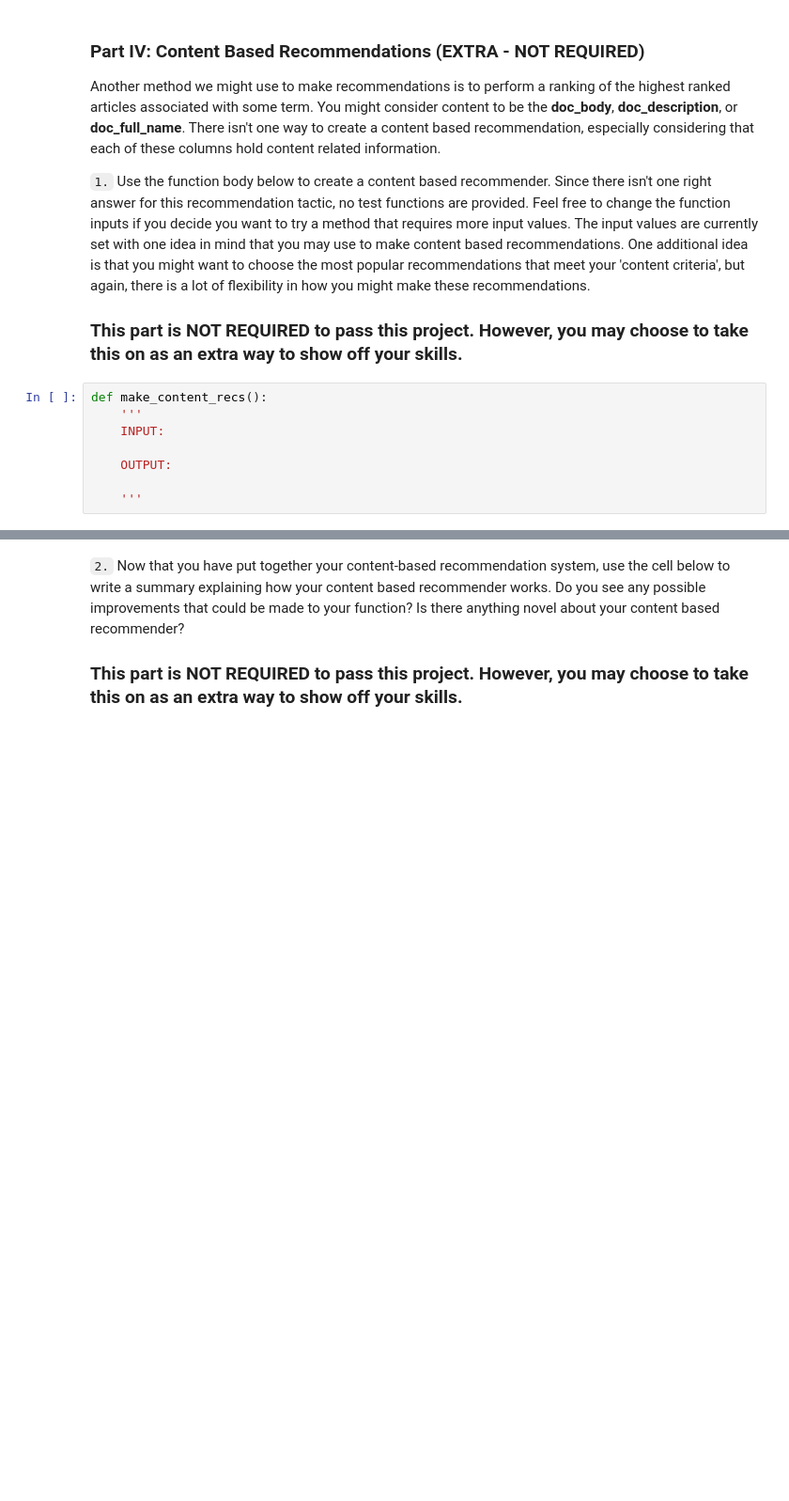
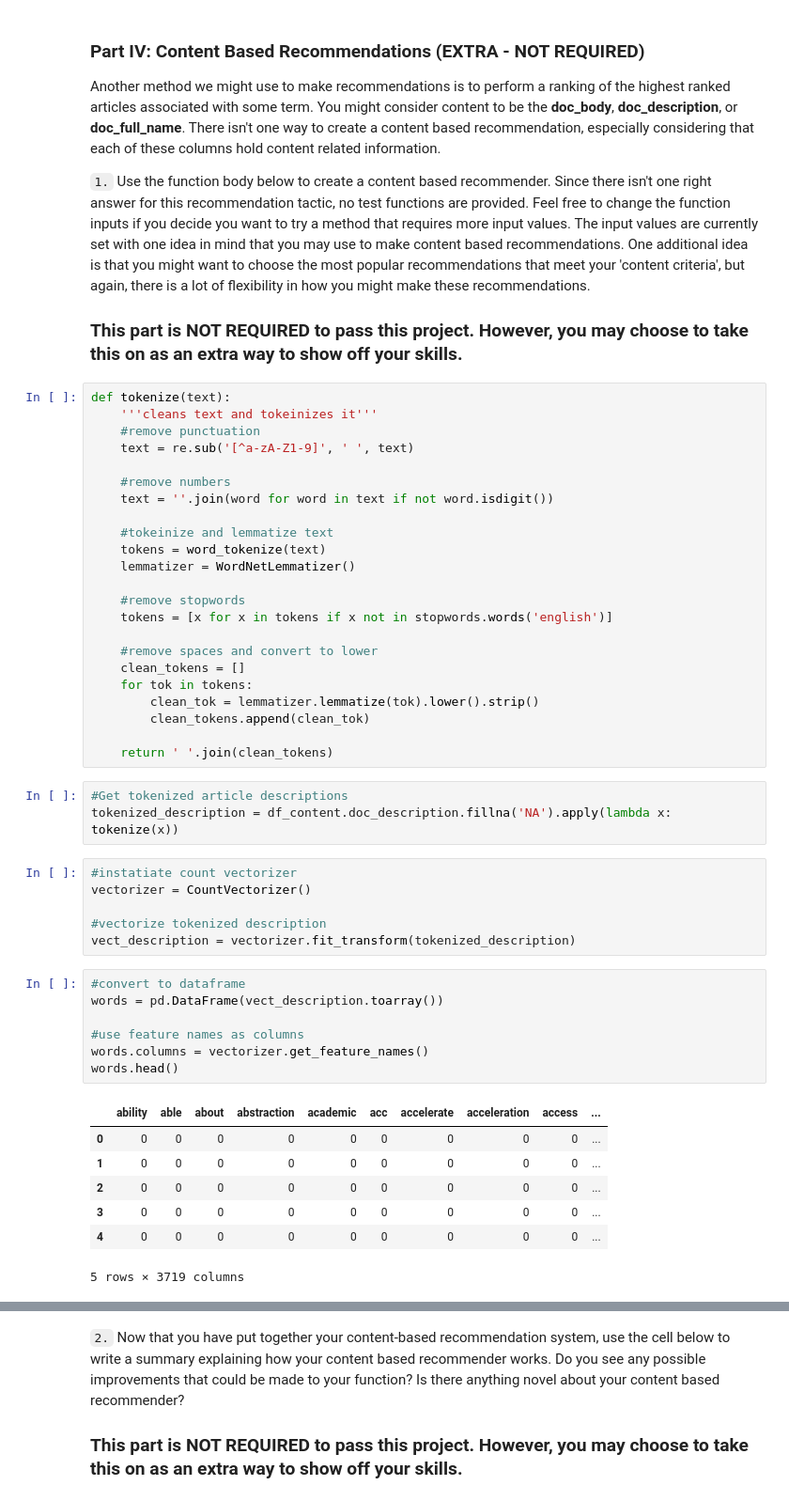
Before and after one commit to DanyIvan/Recomendation-Egines, a Jupyter notebook: Recommendations_with_IBM.ipynb, the cells around one changed output, grey strips where cells are left out. Shown: that part at 94% size. Saved outputs shown, nothing was run; the diff lists cells and outputs as text; blank space fills up the shorter version.

```diff
--- a/Recommendations_with_IBM.ipynb
+++ b/Recommendations_with_IBM.ipynb
@@ -655,11 +603,50 @@ Another method we might use to make recommendations is to perform a ranking of t
 `1.` Use the function body below to create a content based recommender.  Since there isn't one right answer for this recommendation tactic, no test functions are provided.  Feel free to change the function inputs if you decide you want to try a method that requires more input values.  The input values are currently set with one idea in mind that you may use to make content based recommendations.  One additional idea is that you might want to choose the most popular recommendations that meet your 'content criteria', but again, there is a lot of flexibility in how you might make these recommendations.
 
 ### This part is NOT REQUIRED to pass this project.  However, you may choose to take this on as an extra way to show off your skills.
-# %%
-def make_content_recs():
-    '''
-    INPUT:
-
-    OUTPUT:
-
-    '''
+# %%
+def tokenize(text):
+    '''cleans text and tokeinizes it'''
+    #remove punctuation
+    text = re.sub('[^a-zA-Z1-9]', ' ', text)
+
+    #remove numbers
+    text = ''.join(word for word in text if not word.isdigit())
+
+    #tokeinize and lemmatize text
+    tokens = word_tokenize(text)
+    lemmatizer = WordNetLemmatizer()
+
+    #remove stopwords
+    tokens = [x for x in tokens if x not in stopwords.words('english')]
+
+    #remove spaces and convert to lower
+    clean_tokens = []
+    for tok in tokens:
+        clean_tok = lemmatizer.lemmatize(tok).lower().strip()
+        clean_tokens.append(clean_tok)
+
+    return ' '.join(clean_tokens)
+# %%
+#Get tokenized article descriptions
+tokenized_description = df_content.doc_description.fillna('NA').apply(lambda x: tokenize(x))
+# %%
+#instatiate count vectorizer
+vectorizer = CountVectorizer()
+
+#vectorize tokenized description
+vect_description = vectorizer.fit_transform(tokenized_description)
+# %%
+#convert to dataframe
+words = pd.DataFrame(vect_description.toarray())
+
+#use feature names as columns
+words.columns = vectorizer.get_feature_names()
+words.head()
+# %% [output]
+|  | ability | able | about | abstraction | academic | acc | accelerate | acceleration | access | ... |
+| 0 | 0 | 0 | 0 | 0 | 0 | 0 | 0 | 0 | 0 | ... |
+| 1 | 0 | 0 | 0 | 0 | 0 | 0 | 0 | 0 | 0 | ... |
+| 2 | 0 | 0 | 0 | 0 | 0 | 0 | 0 | 0 | 0 | ... |
+| 3 | 0 | 0 | 0 | 0 | 0 | 0 | 0 | 0 | 0 | ... |
+| 4 | 0 | 0 | 0 | 0 | 0 | 0 | 0 | 0 | 0 | ... |
+5 rows × 3719 columns
```
Also changed, not shown: parts of 34 cells of this notebook.
